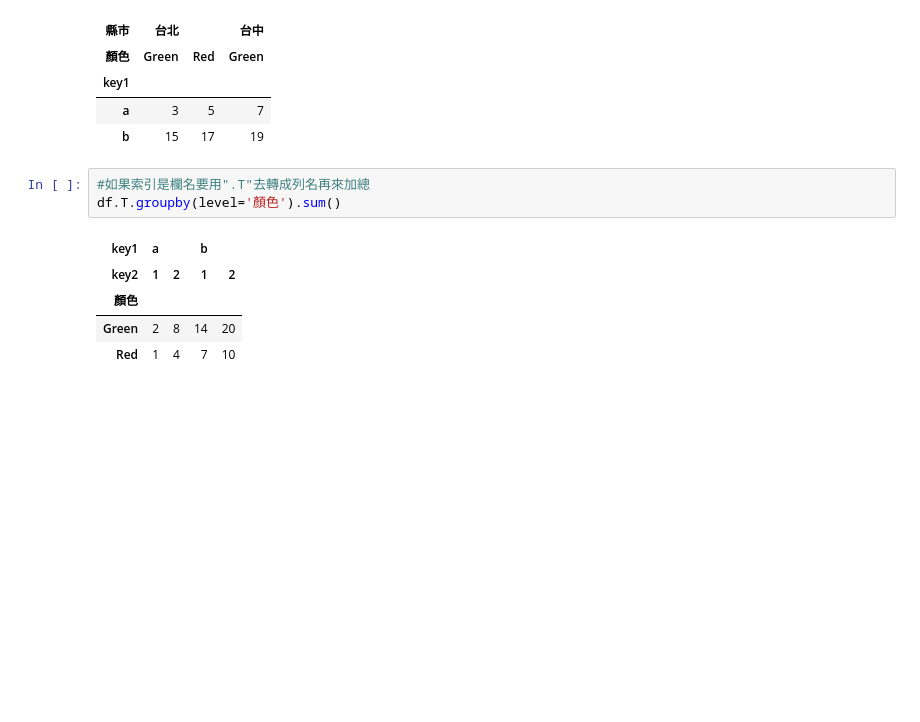
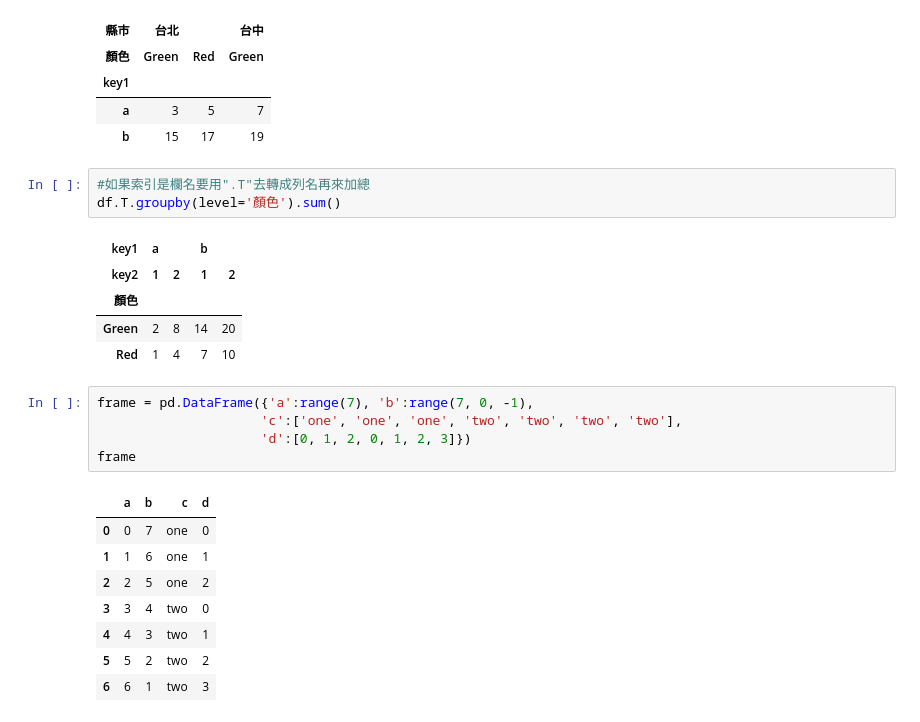
Before and after one commit to wjerjsdlkf/__112_python_Chihlee__, a Jupyter notebook: lesson17/20231209_17_2.ipynb, the cells around one changed output. Saved outputs shown, nothing was run; the diff lists cells and outputs as text; blank space fills up the shorter version.

```diff
--- a/lesson17/20231209_17_2.ipynb
+++ b/lesson17/20231209_17_2.ipynb
@@ -81,3 +81,17 @@ df.T.groupby(level='顏色').sum()
 | 顏色 |  |  |  |  |
 | Green | 2 | 8 | 14 | 20 |
 | Red | 1 | 4 | 7 | 10 |
+# %%
+frame = pd.DataFrame({'a':range(7), 'b':range(7, 0, -1),
+                     'c':['one', 'one', 'one', 'two', 'two', 'two', 'two'],
+                     'd':[0, 1, 2, 0, 1, 2, 3]})
+frame
+# %% [output]
+|  | a | b | c | d |
+| 0 | 0 | 7 | one | 0 |
+| 1 | 1 | 6 | one | 1 |
+| 2 | 2 | 5 | one | 2 |
+| 3 | 3 | 4 | two | 0 |
+| 4 | 4 | 3 | two | 1 |
+| 5 | 5 | 2 | two | 2 |
+| 6 | 6 | 1 | two | 3 |
```
Also changed, not shown: parts of 3 cells of this notebook, 4 other files.
